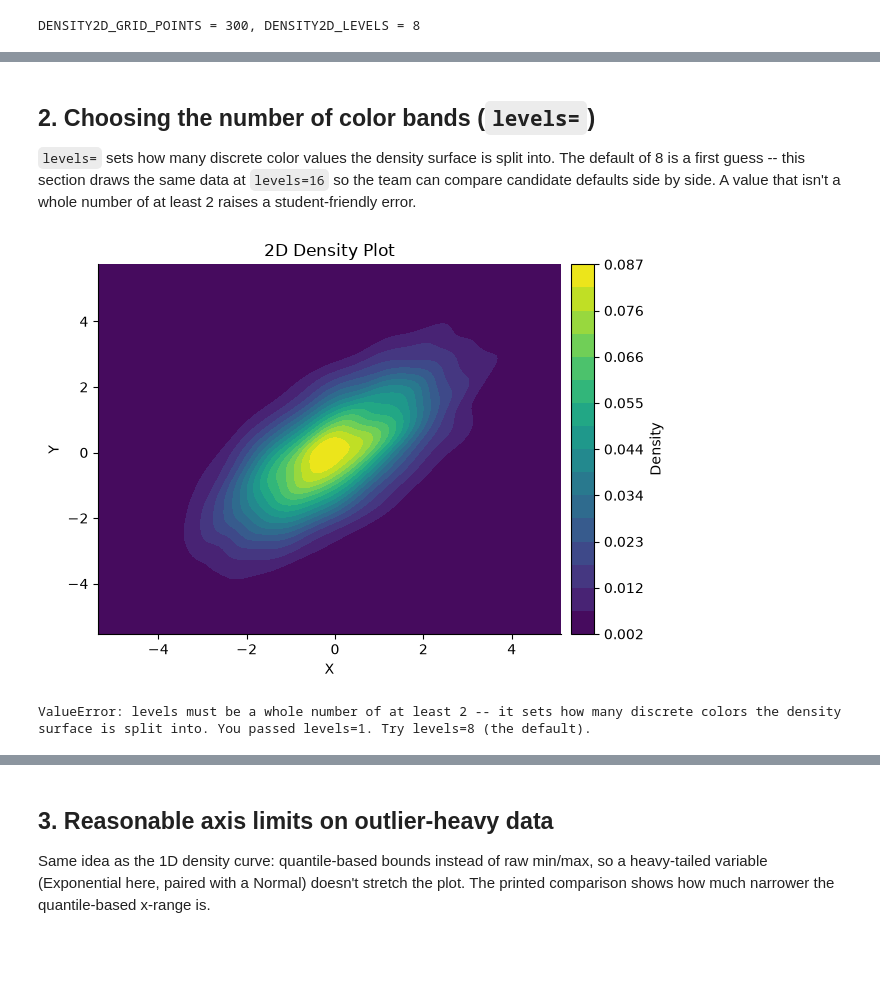
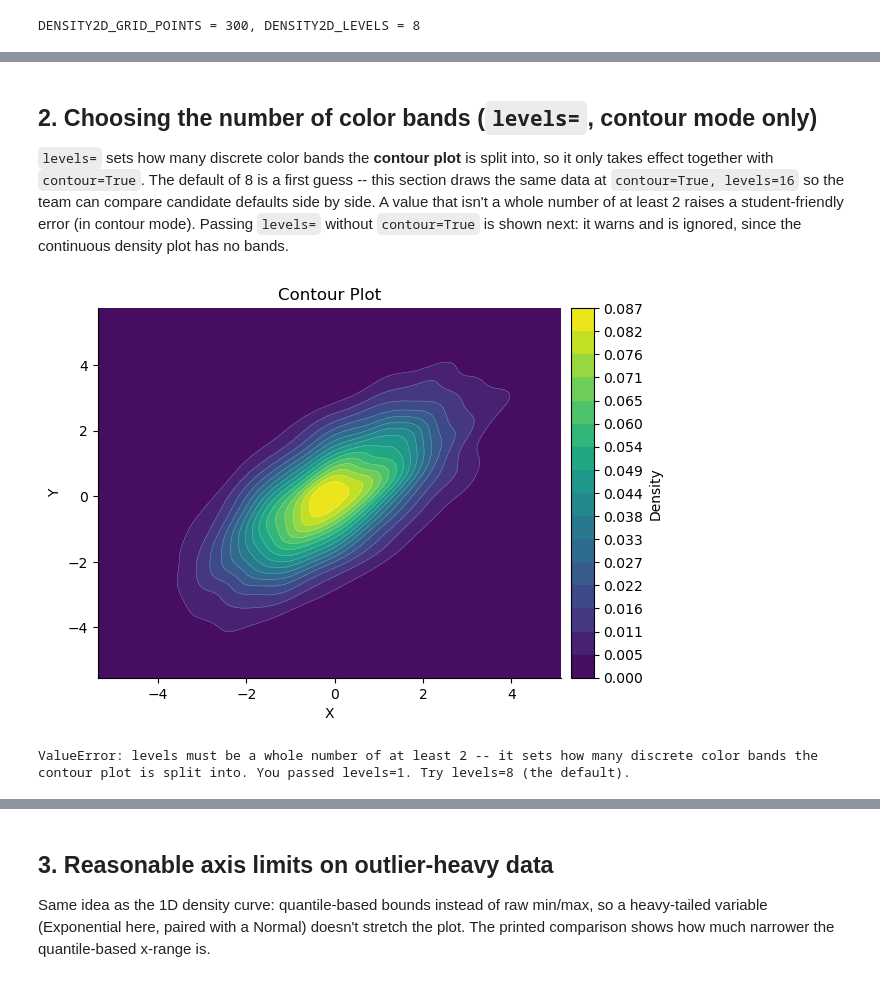
Before and after one commit to calpoly-symbulate/symbulate, a Jupyter notebook: team/new_graphics/new_graphics_demos/density2d_demo.ipynb, the cells around one changed output, grey strips where cells are left out. Saved outputs shown, nothing was run; the diff lists cells and outputs as text; code cells hidden in the pictures; blank space fills up the shorter version.

Commit message:
feature: Fixed default 2d density plot, made levels only pass when contour=True, and fixed colorbar labels

```diff
--- a/team/new_graphics/new_graphics_demos/density2d_demo.ipynb
+++ b/team/new_graphics/new_graphics_demos/density2d_demo.ipynb
@@ -86,23 +92,26 @@ plt.show()
 # %% [markdown]
-## 2. Choosing the number of color bands (`levels=`)
+## 2. Choosing the number of color bands (`levels=`, contour mode only)
 
-`levels=` sets how many discrete color values the density surface is split into.
-The default of 8 is a first guess -- this section draws the same data at
-`levels=16` so the team can compare candidate defaults side by side. A value
-that isn't a whole number of at least 2 raises a student-friendly error.
+`levels=` sets how many discrete color bands the **contour plot** is split into, so
+it only takes effect together with `contour=True`. The default of 8 is a first guess
+-- this section draws the same data at `contour=True, levels=16` so the team can
+compare candidate defaults side by side. A value that isn't a whole number of at
+least 2 raises a student-friendly error (in contour mode). Passing `levels=` without
+`contour=True` is shown next: it warns and is ignored, since the continuous density
+plot has no bands.
 # %%
 plt.figure()
 ax = plt.gca()
-make_density2D(x, y, ax, levels=16)  # same data as Section 1, twice the bands
+make_density2D(x, y, ax, contour=True, levels=16)  # same data as Section 1, twice the bands
 plt.show()
 # %% [output]
-[figure, old version]
+[figure, new version]
 # %%
 plt.figure()
 try:
-    make_density2D(x, y, plt.gca(), levels=1)
+    make_density2D(x, y, plt.gca(), contour=True, levels=1)
 except ValueError as e:
     print(f"ValueError: {e}")
 plt.close("all")  # nothing was drawn; discard the empty figure
 # %% [output]
-ValueError: levels must be a whole number of at least 2 -- it sets how many discrete colors the density surface is split into. You passed levels=1. Try levels=8 (the default).
+ValueError: levels must be a whole number of at least 2 -- it sets how many discrete color bands the contour plot is split into. You passed levels=1. Try levels=8 (the default).
```
Also changed, not shown: parts of 9 cells of this notebook, 1 other file.
